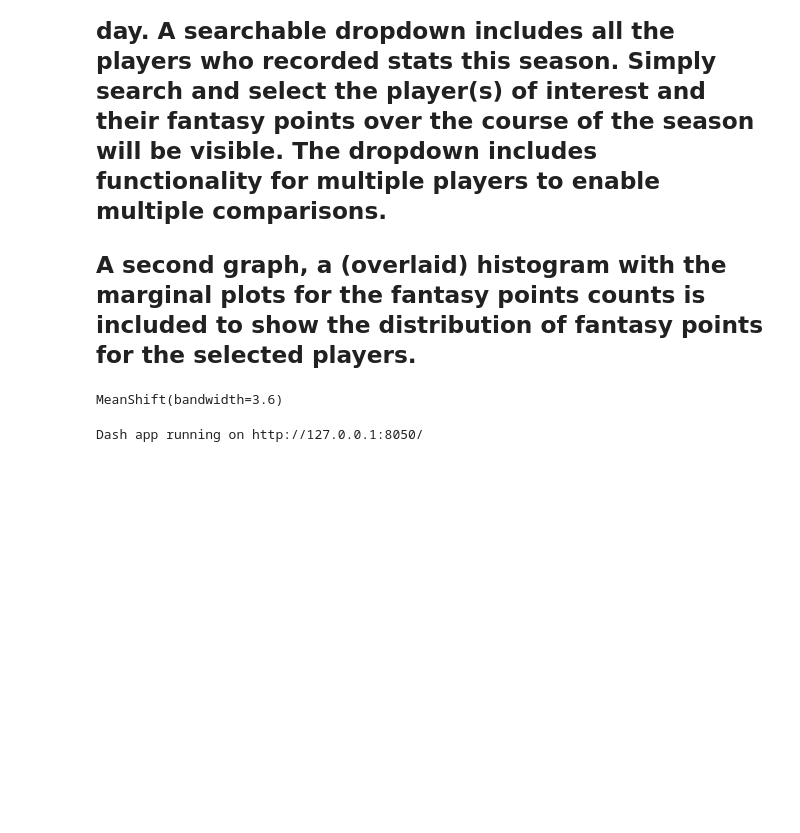
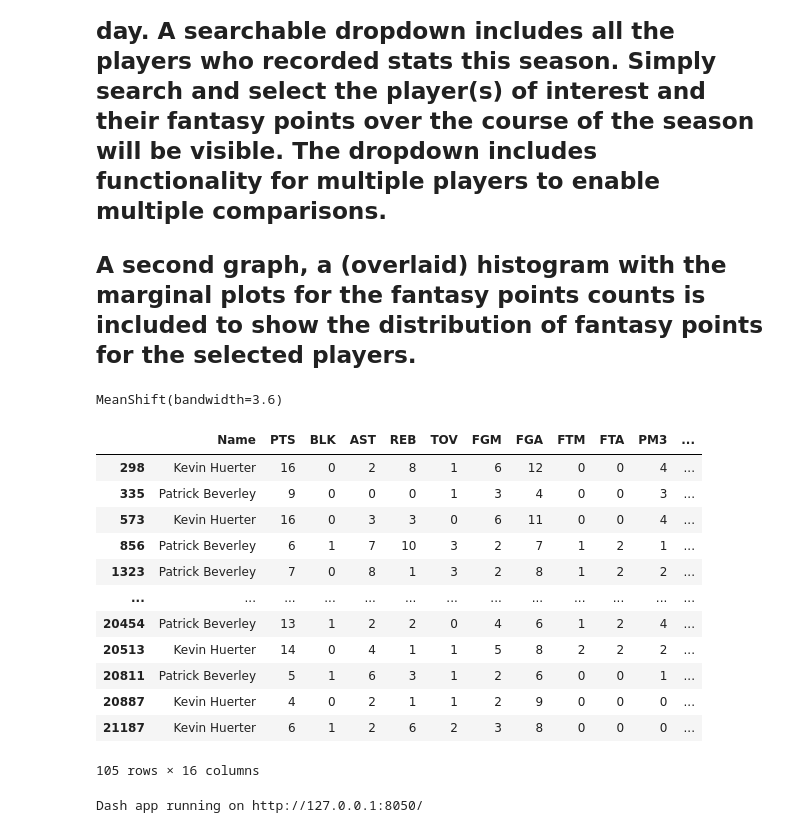
Before and after one commit to Blunt10K/NBA, a Jupyter notebook: notebooks/Fantasy_analysis.ipynb, the cells around one changed output. Saved outputs shown, nothing was run; the diff lists cells and outputs as text; code cells hidden in the pictures; blank space fills up the shorter version.

```diff
--- a/notebooks/Fantasy_analysis.ipynb
+++ b/notebooks/Fantasy_analysis.ipynb
@@ -118,6 +118,22 @@ labs = {0:'Horrible',2:'Avoid',1:'Temporary',3:'Average',4:'Underrated',
         5:'Good',6:'Great',7:'Super',8:'Outstanding'}
 # %%
 box_scores['Rating'] = [labs[i] for i in model.predict(box_scores['Rolling'].values.reshape((-1,1)))]
+# %%
+box_scores.loc[box_scores['Name'].isin(['Kevin Huerter','Patrick Beverley'])]
+# %% [output]
+|  | Name | PTS | BLK | AST | REB | TOV | FGM | FGA | FTM | FTA | PM3 | ... |
+| 298 | Kevin Huerter | 16 | 0 | 2 | 8 | 1 | 6 | 12 | 0 | 0 | 4 | ... |
+| 335 | Patrick Beverley | 9 | 0 | 0 | 0 | 1 | 3 | 4 | 0 | 0 | 3 | ... |
+| 573 | Kevin Huerter | 16 | 0 | 3 | 3 | 0 | 6 | 11 | 0 | 0 | 4 | ... |
+| 856 | Patrick Beverley | 6 | 1 | 7 | 10 | 3 | 2 | 7 | 1 | 2 | 1 | ... |
+| 1323 | Patrick Beverley | 7 | 0 | 8 | 1 | 3 | 2 | 8 | 1 | 2 | 2 | ... |
+| ... | ... | ... | ... | ... | ... | ... | ... | ... | ... | ... | ... | ... |
+| 20454 | Patrick Beverley | 13 | 1 | 2 | 2 | 0 | 4 | 6 | 1 | 2 | 4 | ... |
+| 20513 | Kevin Huerter | 14 | 0 | 4 | 1 | 1 | 5 | 8 | 2 | 2 | 2 | ... |
+| 20811 | Patrick Beverley | 5 | 1 | 6 | 3 | 1 | 2 | 6 | 0 | 0 | 1 | ... |
+| 20887 | Kevin Huerter | 4 | 0 | 2 | 1 | 1 | 2 | 9 | 0 | 0 | 0 | ... |
+| 21187 | Kevin Huerter | 6 | 1 | 2 | 6 | 2 | 3 | 8 | 0 | 0 | 0 | ... |
+105 rows × 16 columns
 # %%
 don = box_scores.loc[box_scores['Name'].isin(names[0:2])]
 
```
Also changed, not shown: 7 other files.
